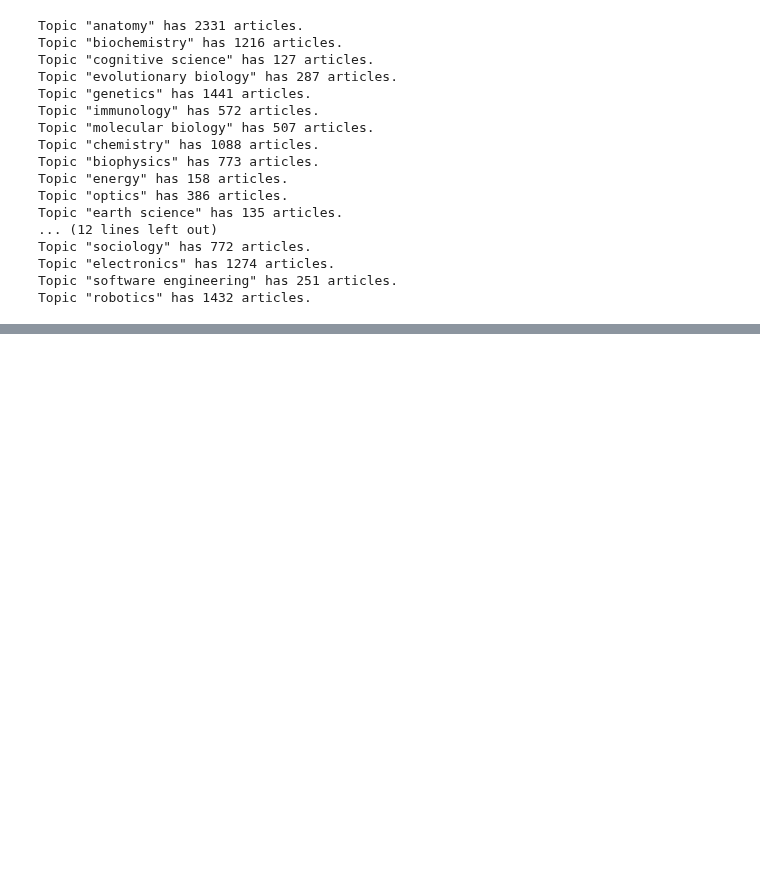
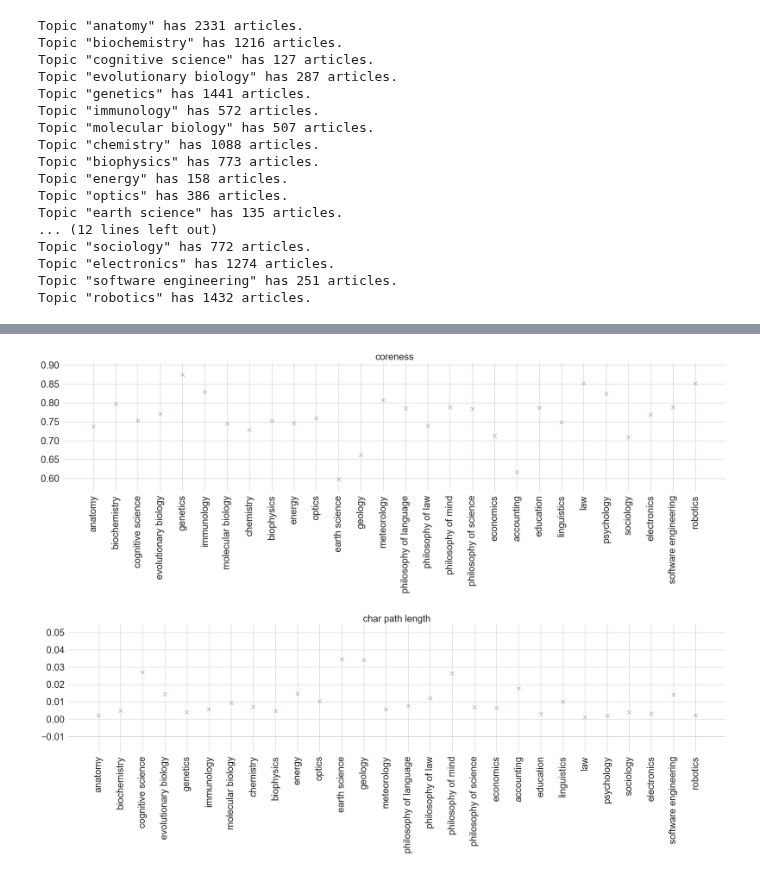
Before and after one commit to harangju/wikinet, a Jupyter notebook: build-networks.ipynb, the cells around one changed output, grey strips where cells are left out. Drawn from its saved outputs; the diff is of its cells as text; code cells hidden in the pictures; blank space fills up the shorter version.

```diff
--- a/build-networks.ipynb
+++ b/build-networks.ipynb
@@ -128,0 +221,6 @@ Crawler: len(queue) = 3463
+# %%
+for topic in stats.keys():
+    for stat in stats[topic].keys():
+        if 'values' in stats[topic][stat].keys():
+            stats[topic][stat]['mean'] = np.mean(stats[topic][stat]['values'])
+            stats[topic][stat]['std'] = np.std(stats[topic][stat]['values'])
@@ -128,0 +293,39 @@ Crawler: len(queue) = 3463
+# %%
+import seaborn as sns
+import matplotlib.pyplot as plt
+sns.set(style='whitegrid')
+
+def plot_violin(data, xlabels, title, save_dir=None):
+    f, ax = plt.subplots(figsize=(30, 6))
+    data = [x[stat]['values'] for x in stats.values()]
+    sns.violinplot(data=data)
+    plt.xticks(np.arange(len(stats)), xlabels, rotation='vertical', fontsize=24)
+    plt.yticks(fontsize=24)
+    plt.title(title, fontsize=36)
+    plt.subplots_adjust(bottom=0.2)
+    sns.despine(left=True, bottom=True)
+    if save_dir:
+        plt.savefig(save_dir, dpi=300)
+    return f, ax
+
+def scatter(data, xlabels, title, save_dir=None):
+    f, ax = plt.subplots(figsize=(30, 6))
+    sns.scatterplot(x=np.arange(len(stats)), y=data, marker='x', s=100)
+    plt.xticks(np.arange(len(stats)), xlabels, rotation='vertical', fontsize=24)
+    plt.yticks(fontsize=24)
+    plt.title(title, fontsize=24)
+    sns.despine(left=True, bottom=True)
+    if save_dir:
+        plt.savefig(path_saved + stat, dpi=300)
+# %%
+for stat in ['indegree', 'outdegree', 'clustering', 'centrality', 'path length', #'rich club',
+             'modularity', 'controllability', 'observability']:
+    data = [x[stat]['values'] for x in stats.values()]
+    plot_violin(data, stats.keys(), stat)
+# %%
+for stat in ['coreness', 'char path length']:
+    data = [x[stat]['values'] for x in stats.values()]
+    scatter(data, stats.keys(), stat)
+# %% [output]
+[figure, added]
+[figure, added]
```
Also changed, not shown: parts of 28 cells of this notebook, 1 other file.
